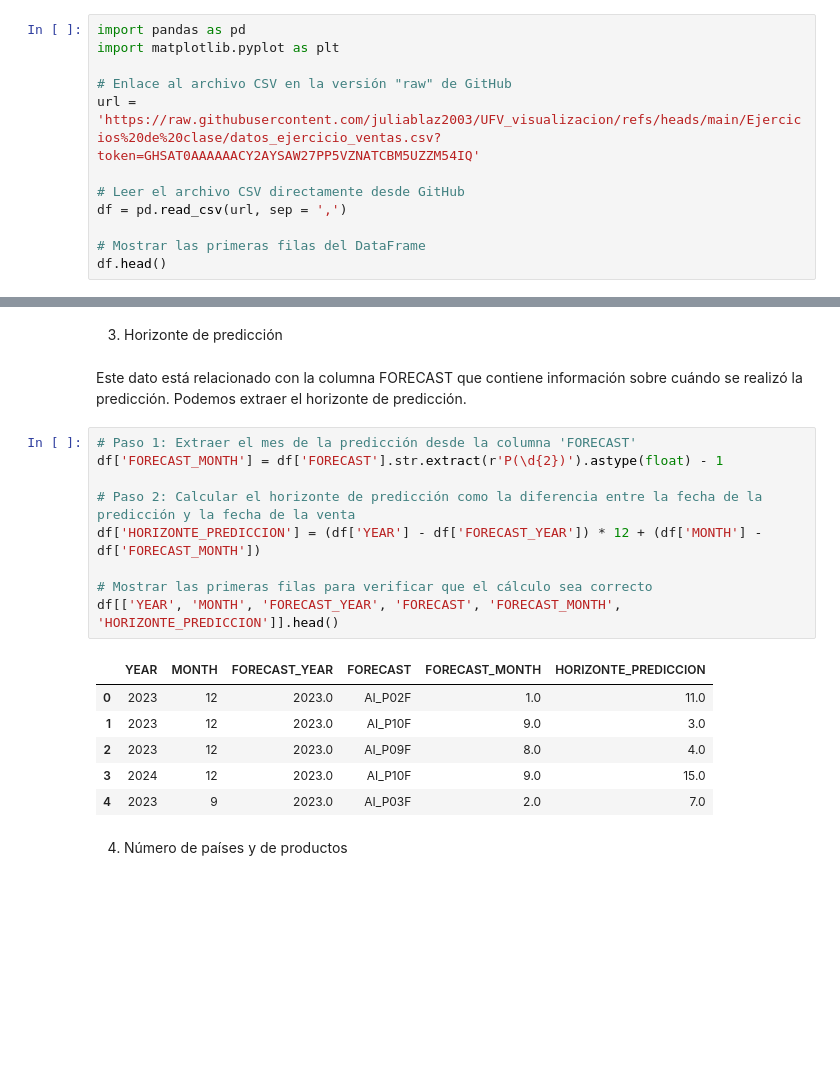
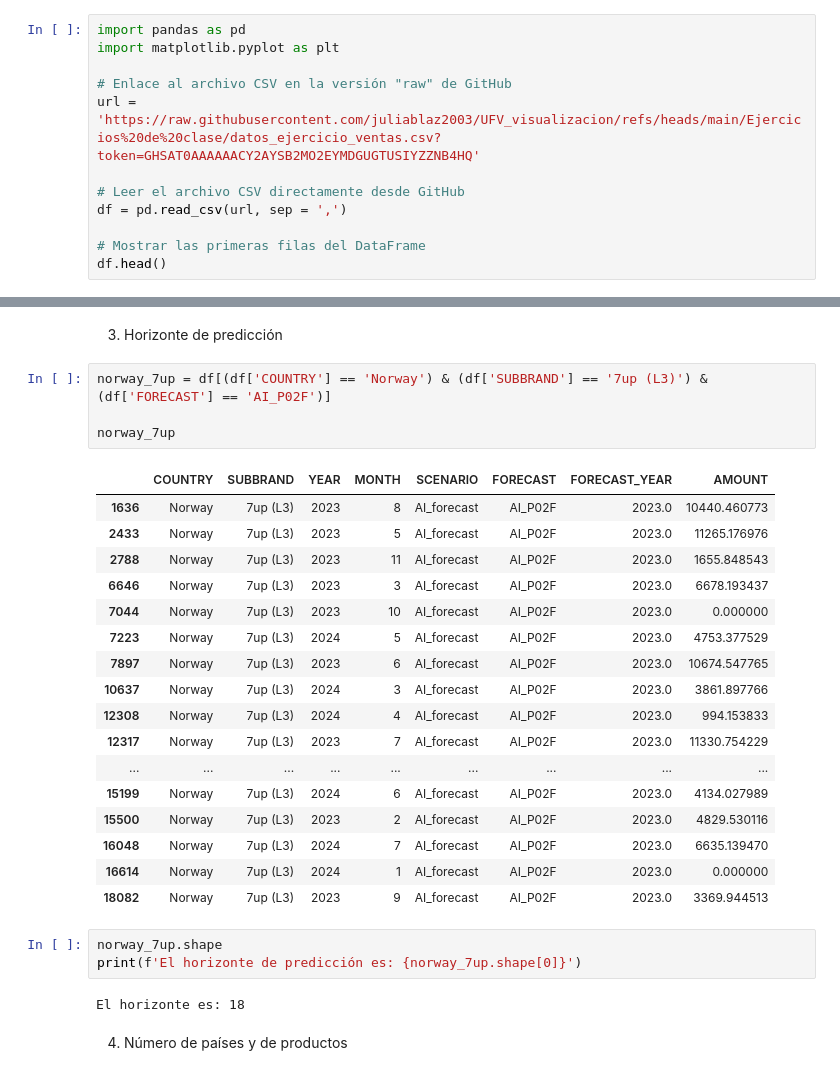
Before and after one commit to juliablaz2003/UFV_visualizacion, a Jupyter notebook: Ejercicios de clase/clase2_18oct.ipynb, the cells around one changed output, grey strips where cells are left out. Cells and saved outputs as stored; diff of their text form; blank space fills up the shorter version.

```diff
--- a/Ejercicios de clase/clase2_18oct.ipynb
+++ b/Ejercicios de clase/clase2_18oct.ipynb
@@ -9,7 +9,7 @@ import pandas as pd
 import matplotlib.pyplot as plt
 
 # Enlace al archivo CSV en la versión "raw" de GitHub
-url = 'https://raw.githubusercontent.com/juliablaz2003/UFV_visualizacion/refs/heads/main/Ejercicios%20de%20clase/datos_ejercicio_ventas.csv?token=GHSAT0AAAAAACY2AYSAW27PP5VZNATCBM5UZZM54IQ'
+url = 'https://raw.githubusercontent.com/juliablaz2003/UFV_visualizacion/refs/heads/main/Ejercicios%20de%20clase/datos_ejercicio_ventas.csv?token=GHSAT0AAAAAACY2AYSB2MO2EYMDGUGTUSIYZZNB4HQ'
 
 # Leer el archivo CSV directamente desde GitHub
 df = pd.read_csv(url, sep = ',')
@@ -91,24 +91,33 @@ Número de forecasts: 17766
 En este caso vemos que hay 900 registros de ventas reales y 17.766 registros de predicciones enn el conjunto de datos.
 # %% [markdown]
 3. Horizonte de predicción
-# %% [markdown]
-Este dato está relacionado con la columna FORECAST que contiene información sobre cuándo se realizó la predicción. Podemos extraer el horizonte de predicción.
-# %%
-# Paso 1: Extraer el mes de la predicción desde la columna 'FORECAST'
-df['FORECAST_MONTH'] = df['FORECAST'].str.extract(r'P(\d{2})').astype(float) - 1
-
-# Paso 2: Calcular el horizonte de predicción como la diferencia entre la fecha de la predicción y la fecha de la venta
-df['HORIZONTE_PREDICCION'] = (df['YEAR'] - df['FORECAST_YEAR']) * 12 + (df['MONTH'] - df['FORECAST_MONTH'])
-
-# Mostrar las primeras filas para verificar que el cálculo sea correcto
-df[['YEAR', 'MONTH', 'FORECAST_YEAR', 'FORECAST', 'FORECAST_MONTH', 'HORIZONTE_PREDICCION']].head()
-# %% [output]
-|  | YEAR | MONTH | FORECAST_YEAR | FORECAST | FORECAST_MONTH | HORIZONTE_PREDICCION |
-| 0 | 2023 | 12 | 2023.0 | AI_P02F | 1.0 | 11.0 |
-| 1 | 2023 | 12 | 2023.0 | AI_P10F | 9.0 | 3.0 |
-| 2 | 2023 | 12 | 2023.0 | AI_P09F | 8.0 | 4.0 |
-| 3 | 2024 | 12 | 2023.0 | AI_P10F | 9.0 | 15.0 |
-| 4 | 2023 | 9 | 2023.0 | AI_P03F | 2.0 | 7.0 |
+# %%
+norway_7up = df[(df['COUNTRY'] == 'Norway') & (df['SUBBRAND'] == '7up (L3)') & (df['FORECAST'] == 'AI_P02F')]
+
+norway_7up
+# %% [output]
+|  | COUNTRY | SUBBRAND | YEAR | MONTH | SCENARIO | FORECAST | FORECAST_YEAR | AMOUNT |
+| 1636 | Norway | 7up (L3) | 2023 | 8 | AI_forecast | AI_P02F | 2023.0 | 10440.460773 |
+| 2433 | Norway | 7up (L3) | 2023 | 5 | AI_forecast | AI_P02F | 2023.0 | 11265.176976 |
+| 2788 | Norway | 7up (L3) | 2023 | 11 | AI_forecast | AI_P02F | 2023.0 | 1655.848543 |
+| 6646 | Norway | 7up (L3) | 2023 | 3 | AI_forecast | AI_P02F | 2023.0 | 6678.193437 |
+| 7044 | Norway | 7up (L3) | 2023 | 10 | AI_forecast | AI_P02F | 2023.0 | 0.000000 |
+| 7223 | Norway | 7up (L3) | 2024 | 5 | AI_forecast | AI_P02F | 2023.0 | 4753.377529 |
+| 7897 | Norway | 7up (L3) | 2023 | 6 | AI_forecast | AI_P02F | 2023.0 | 10674.547765 |
+| 10637 | Norway | 7up (L3) | 2024 | 3 | AI_forecast | AI_P02F | 2023.0 | 3861.897766 |
+| 12308 | Norway | 7up (L3) | 2024 | 4 | AI_forecast | AI_P02F | 2023.0 | 994.153833 |
+| 12317 | Norway | 7up (L3) | 2023 | 7 | AI_forecast | AI_P02F | 2023.0 | 11330.754229 |
+| ... | ... | ... | ... | ... | ... | ... | ... | ... |
+| 15199 | Norway | 7up (L3) | 2024 | 6 | AI_forecast | AI_P02F | 2023.0 | 4134.027989 |
+| 15500 | Norway | 7up (L3) | 2023 | 2 | AI_forecast | AI_P02F | 2023.0 | 4829.530116 |
+| 16048 | Norway | 7up (L3) | 2024 | 7 | AI_forecast | AI_P02F | 2023.0 | 6635.139470 |
+| 16614 | Norway | 7up (L3) | 2024 | 1 | AI_forecast | AI_P02F | 2023.0 | 0.000000 |
+| 18082 | Norway | 7up (L3) | 2023 | 9 | AI_forecast | AI_P02F | 2023.0 | 3369.944513 |
+# %%
+norway_7up.shape
+print(f'El horizonte de predicción es: {norway_7up.shape[0]}')
+# %% [output]
+El horizonte es: 18
 # %% [markdown]
 4. Número de países y de productos
 # %% [markdown]
```
